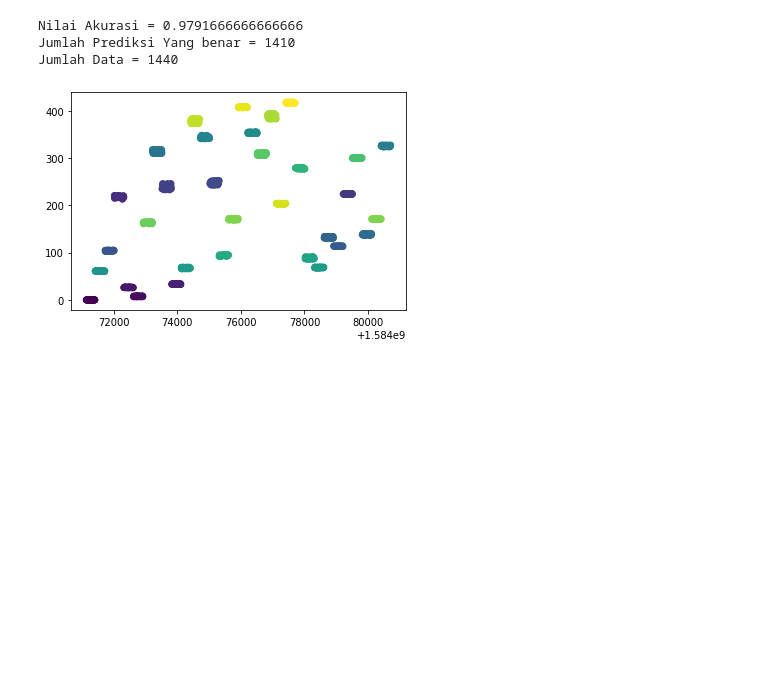
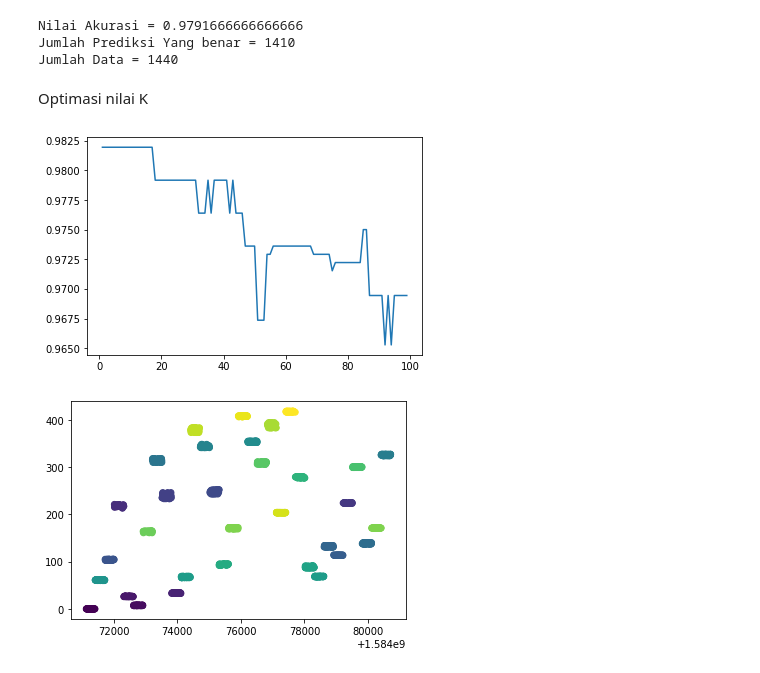
Before and after one commit to HenHimA1/A1, a Jupyter notebook: KNN2.ipynb, the cells around one changed output. Drawn from its saved outputs; the diff is of its cells as text; code cells hidden in the pictures; blank space fills up the shorter version.

```diff
--- a/KNN2.ipynb
+++ b/KNN2.ipynb
@@ -87,6 +87,21 @@ print("Jumlah Data =",y_test.shape[0])
 Nilai Akurasi = 0.9791666666666666
 Jumlah Prediksi Yang benar = 1410
 Jumlah Data = 1440
+# %% [markdown]
+Optimasi nilai K
+# %%
+jumlah_kno = []
+akurasi = []
+for i in range(1,100):
+  fungsi_knno = KNeighborsClassifier(n_neighbors=i)
+  fungsi_knno.fit(X_train[:,0:1],y_train)
+  prediksio = fungsi_knno.predict(X_test[:,0:1])
+  akurasi.append(accuracy_score(y_test, prediksio))
+  jumlah_kno.append(i)
+plt.plot(jumlah_kno,akurasi)
+plt.show()
+# %% [output]
+[figure, added]
 # %%
 plt.figure(1)
 plt.scatter(X_test[:,1],X_test[:,0], c=y_test)
```
